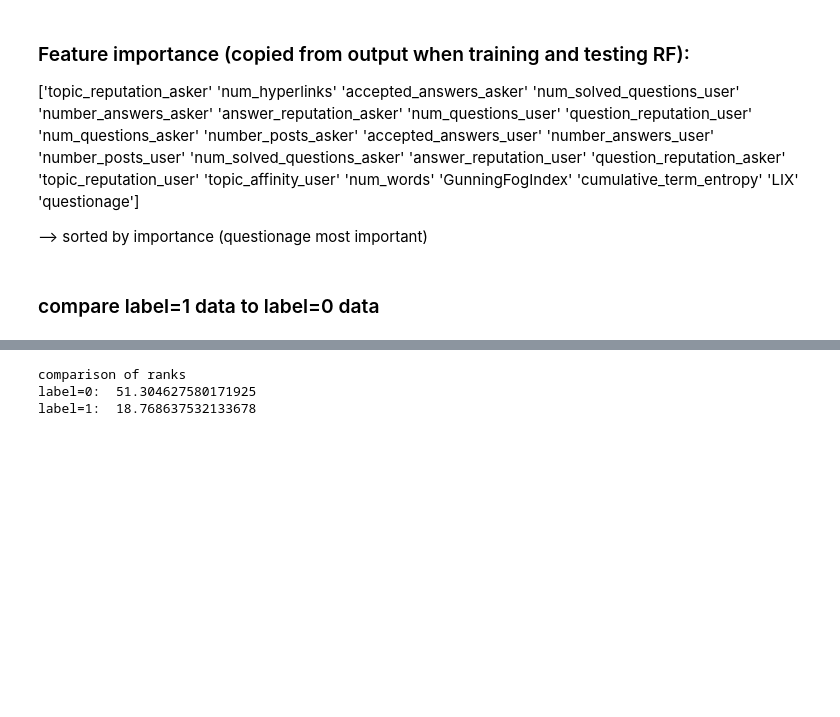
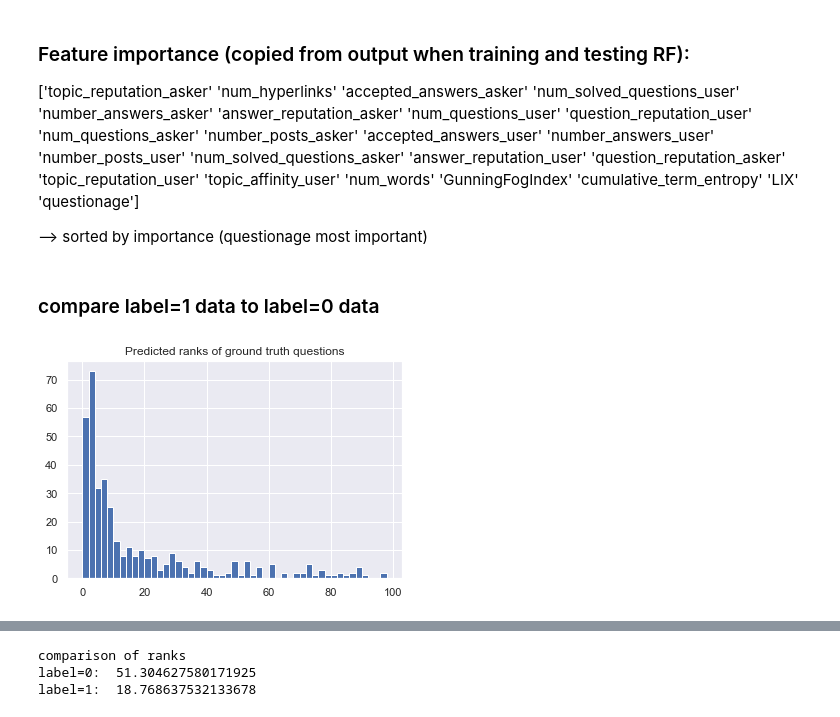
Before and after one commit to elvisnava/DSLab-StackOverflow, a Jupyter notebook: data-exploration/bias_exploration.ipynb, the cells around one changed output, grey strips where cells are left out. Cells and saved outputs as stored; diff of their text form; code cells hidden in the pictures; blank space fills up the shorter version.

```diff
--- a/data-exploration/bias_exploration.ipynb
+++ b/data-exploration/bias_exploration.ipynb
@@ -46,3 +47,10 @@ average of how many different ranks per group: 93.12596401028277
 # %%
 data_neg = data[data["label"]==0]
 data_gt = data[data["label"]==1]
+# %%
+plt.hist(data_gt["rank"], bins=np.arange(0,100,2))
+plt.title("Predicted ranks of ground truth questions")
+plt.savefig("ground_truth_rank.png")
+plt.show()
+# %% [output]
+[figure, added]
```
Also changed, not shown: parts of 21 cells of this notebook, 1 other file.
